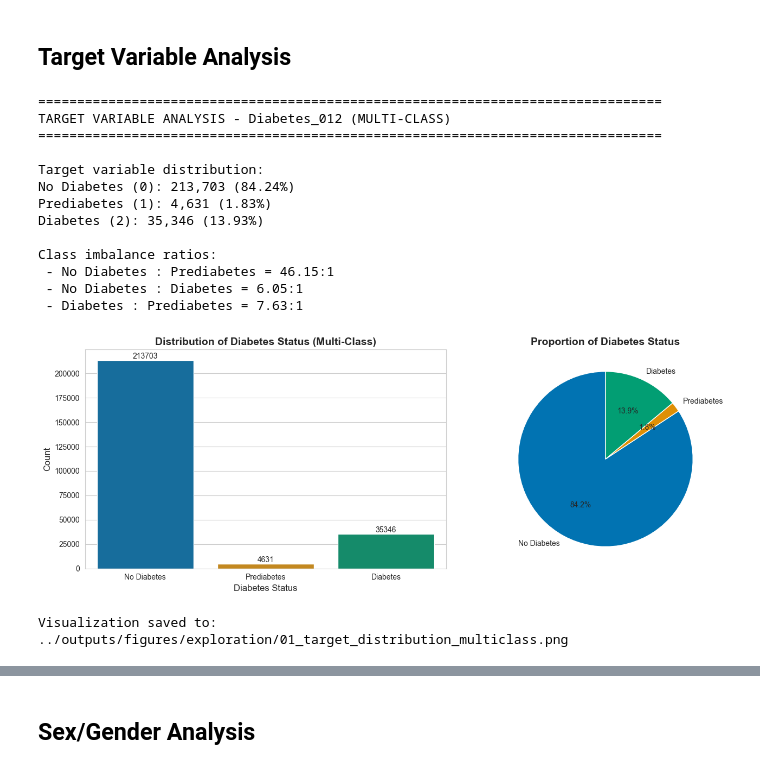
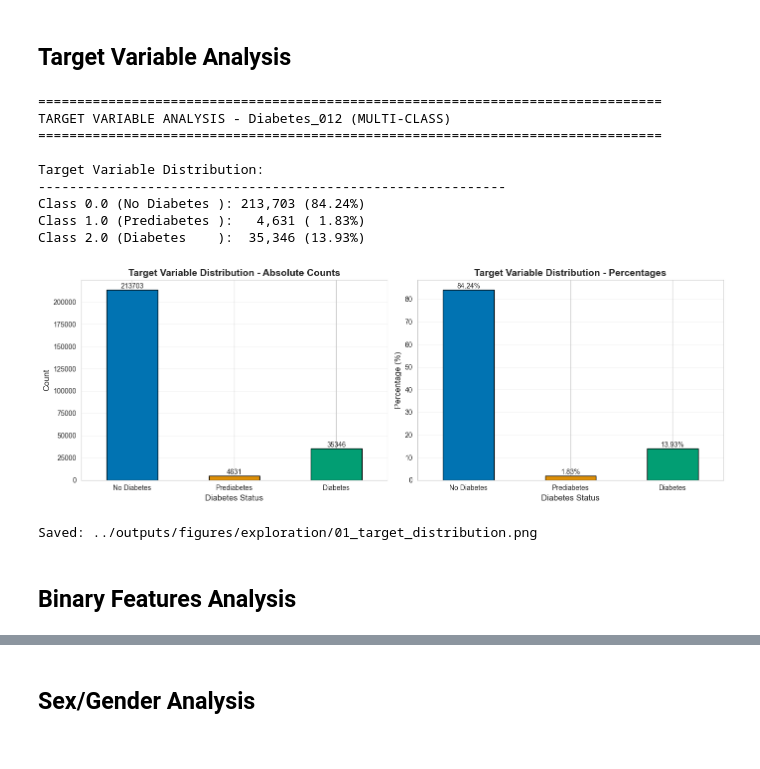
Before and after one commit to eyyuboeztuerk-arch/diabetes-multiclass-project, a Jupyter notebook: notebooks/01_exploration.ipynb, the cells around one changed output, grey strips where cells are left out. Drawn from its saved outputs; the diff is of its cells as text; code cells hidden in the pictures.

```diff
--- a/notebooks/01_exploration.ipynb
+++ b/notebooks/01_exploration.ipynb
@@ -532,69 +465,60 @@ print("\n" + "="*80)
 print("TARGET VARIABLE ANALYSIS - Diabetes_012 (MULTI-CLASS)")
 print("="*80)
 
+print("\nTarget Variable Distribution:")
+print("-" * 60)
 target_counts = df['Diabetes_012'].value_counts().sort_index()
-target_pct = df['Diabetes_012'].value_counts(normalize=True).sort_index() * 100
+target_percentages = df['Diabetes_012'].value_counts(normalize=True).sort_index() * 100
 
-print("\nTarget variable distribution:")
-print(f"No Diabetes (0): {target_counts[0]:,} ({target_pct[0]:.2f}%)")
-print(f"Prediabetes (1): {target_counts[1]:,} ({target_pct[1]:.2f}%)")
-print(f"Diabetes (2): {target_counts[2]:,} ({target_pct[2]:.2f}%)")
-
-# Calculate imbalance ratios
-imbalance_ratio_0_1 = target_counts[0] / target_counts[1]
-imbalance_ratio_0_2 = target_counts[0] / target_counts[2]
-imbalance_ratio_2_1 = target_counts[2] / target_counts[1]
-
-print(f"\nClass imbalance ratios:")
-print(f" - No Diabetes : Prediabetes = {imbalance_ratio_0_1:.2f}:1")
-print(f" - No Diabetes : Diabetes = {imbalance_ratio_0_2:.2f}:1")
-print(f" - Diabetes : Prediabetes = {imbalance_ratio_2_1:.2f}:1")
-
-# Significant class imbalance observed. Consider using SMOTE, class weights, or stratified sampling.
+for cls in sorted(df['Diabetes_012'].unique()):
+    print(f"Class {cls} ({label_mapping['Diabetes_012'][cls]:12s}): {target_counts[cls]:7,} ({target_percentages[cls]:5.2f}%)")
 # %% [output]
 ================================================================================
 TARGET VARIABLE ANALYSIS - Diabetes_012 (MULTI-CLASS)
 ================================================================================
 
-Target variable distribution:
-No Diabetes (0): 213,703 (84.24%)
-Prediabetes (1): 4,631 (1.83%)
-Diabetes (2): 35,346 (13.93%)
-
-Class imbalance ratios:
- - No Diabetes : Prediabetes = 46.15:1
- - No Diabetes : Diabetes = 6.05:1
- - Diabetes : Prediabetes = 7.63:1
+Target Variable Distribution:
+------------------------------------------------------------
+Class 0.0 (No Diabetes ): 213,703 (84.24%)
+Class 1.0 (Prediabetes ):   4,631 ( 1.83%)
+Class 2.0 (Diabetes    ):  35,346 (13.93%)
 # %%
 # Visualization
 fig, axes = plt.subplots(1, 2, figsize=(14, 5))
 
-## Bar plot
-
 # Color-blind friendly palette with 3 colors
 colors_3class = sns.color_palette("colorblind", 3)
 
-sns.countplot(data=df, x='Diabetes_012', ax=axes[0], palette=colors_3class)
-axes[0].set_title('Distribution of Diabetes Status (Multi-Class)', fontsize=14, fontweight='bold')
+# Absolute counts
+target_counts.plot(kind='bar', ax=axes[0], color=colors_3class, edgecolor='black')
+axes[0].set_title('Target Variable Distribution - Absolute Counts', fontsize=14, fontweight='bold')
 axes[0].set_xlabel('Diabetes Status', fontsize=12)
 axes[0].set_ylabel('Count', fontsize=12)
-axes[0].set_xticklabels([LABEL_MAPPING['Diabetes_012'][i] for i in sorted(df['Diabetes_012'].cat.categories.astype(int))])
+axes[0].set_xticklabels([label_mapping['Diabetes_012'][i] for i in sorted(df['Diabetes_012'].unique())], rotation=0)
+axes[0].grid(axis='y', alpha=0.3)
 
-# Add count labels on bars
+# Add count labels
 for container in axes[0].containers:
     axes[0].bar_label(container, fmt='%d')
 
-# Pie chart
-axes[1].pie(target_counts,
-            labels=[LABEL_MAPPING['Diabetes_012'][i] for i in sorted(target_counts.index)],
-            autopct='%1.1f%%', startangle=90, colors=colors_3class)
-axes[1].set_title('Proportion of Diabetes Status', fontsize=14, fontweight='bold')
+# Percentages
+target_percentages.plot(kind='bar', ax=axes[1], color=colors_3class, edgecolor='black')
+axes[1].set_title('Target Variable Distribution - Percentages', fontsize=14, fontweight='bold')
+axes[1].set_xlabel('Diabetes Status', fontsize=12)
+axes[1].set_ylabel('Percentage (%)', fontsize=12)
+axes[1].set_xticklabels([label_mapping['Diabetes_012'][i] for i in sorted(df['Diabetes_012'].unique())], rotation=0)
+axes[1].grid(axis='y', alpha=0.3)
+
+# Add percentage labels
+for container in axes[1].containers:
+    axes[1].bar_label(container, fmt='%.2f%%')
 
 plt.tight_layout()
-plt.savefig(f'{output_dir}/01_target_distribution_multiclass.png', dpi=300, bbox_inches='tight')
+plt.savefig(f'{output_dir}/01_target_distribution.png', dpi=300, bbox_inches='tight')
 plt.show()
-
-print(f"\nVisualization saved to: {output_dir}/01_target_distribution_multiclass.png")
+print(f"\nSaved: {output_dir}/01_target_distribution.png")
 # %% [output]
-[figure, old version]
+[figure, new version]
-Visualization saved to: ../outputs/figures/exploration/01_target_distribution_multiclass.png
+Saved: ../outputs/figures/exploration/01_target_distribution.png
+# %% [markdown]
+## Binary Features Analysis
```
Also changed, not shown: parts of 13 cells of this notebook.
